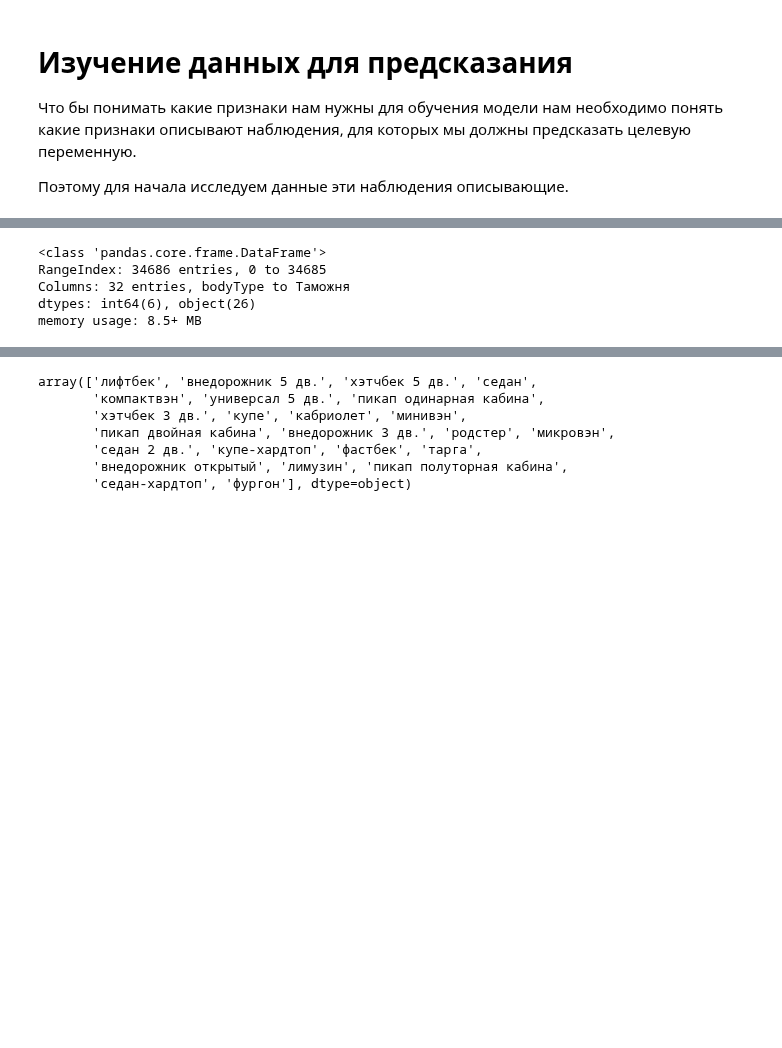
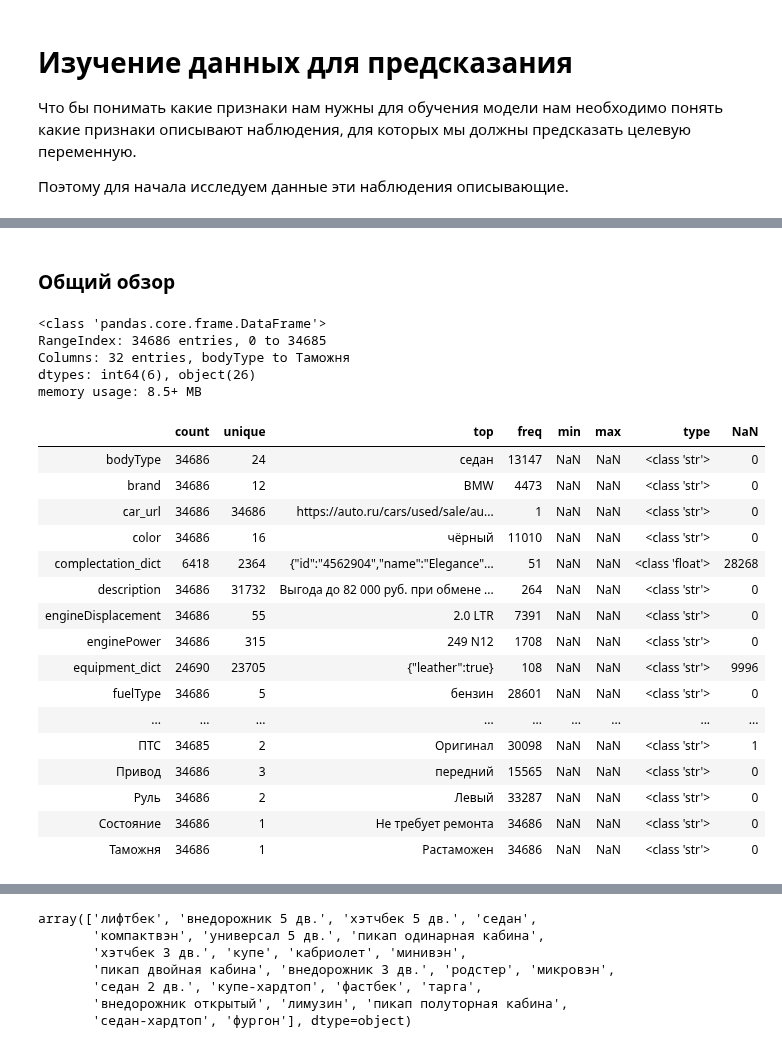
Before and after one commit to IvanovDmitryV/skillfactory_rds, a Jupyter notebook: Unit_6/Project_5_2_draft.ipynb, the cells around one changed output, grey strips where cells are left out. Cells and saved outputs as stored; diff of their text form; code cells hidden in the pictures; blank space fills up the shorter version.

```diff
--- a/Unit_6/Project_5_2_draft.ipynb
+++ b/Unit_6/Project_5_2_draft.ipynb
@@ -34,15 +46,20 @@ def describe_df(df):
     '''
     Вывод простой статистки DataFrame
     '''
-    desc = df.describe(include='all',percentiles=[0.5]).T
+    desc = df.describe(include='all',percentiles=[0.5]).drop(index=['mean','std','50%']).T
     desc['type'] = [type(x) for x in df.iloc[0]]
     desc['NaN'] = df.isna().sum()
     desc.unique = df.nunique()
     desc.top = df.mode(axis=0).iloc[0]
     desc.freq = [df[col].value_counts().iloc[0] for col in  df.columns]
 
-    print(desc)
-#     return desc
+    return desc
+
+def cat_visualisation():
+    pass
+
+def num_visualisation():
+    pass
 # %% [markdown]
 # Изучение  данных для предсказания
 
@@ -58,4 +69,2 @@ Index(['vendor', 'ПТС', 'Руль'], dtype='object')
 # %%
-df_test = pd.read_csv('./Project_5_data/test.csv')
-df_test.info(verbose=False)
-df_describe(df_test)
+df_test = pd.read_csv(f'{path}test.csv')
@@ -87,3 +71,5 @@ bodyType brand color
+# %% [markdown]
+### Общий обзор
 # %%
 df_test.info(verbose=False)
 # %% [output]
@@ -92,4 +78,24 @@ RangeIndex: 34686 entries, 0 to 34685
 Columns: 32 entries, bodyType to Таможня
 dtypes: int64(6), object(26)
 memory usage: 8.5+ MB
+# %%
+describe_df(df_test)
+# %% [output]
+|  | count | unique | top | freq | min | max | type | NaN |
+| bodyType | 34686 | 24 | седан | 13147 | NaN | NaN | <class 'str'> | 0 |
+| brand | 34686 | 12 | BMW | 4473 | NaN | NaN | <class 'str'> | 0 |
+| car_url | 34686 | 34686 | https://auto.ru/cars/used/sale/au... | 1 | NaN | NaN | <class 'str'> | 0 |
+| color | 34686 | 16 | чёрный | 11010 | NaN | NaN | <class 'str'> | 0 |
+| complectation_dict | 6418 | 2364 | {"id":"4562904","name":"Elegance"... | 51 | NaN | NaN | <class 'float'> | 28268 |
+| description | 34686 | 31732 | Выгода до 82 000 руб. при обмене ... | 264 | NaN | NaN | <class 'str'> | 0 |
+| engineDisplacement | 34686 | 55 | 2.0 LTR | 7391 | NaN | NaN | <class 'str'> | 0 |
+| enginePower | 34686 | 315 | 249 N12 | 1708 | NaN | NaN | <class 'str'> | 0 |
+| equipment_dict | 24690 | 23705 | {"leather":true} | 108 | NaN | NaN | <class 'str'> | 9996 |
+| fuelType | 34686 | 5 | бензин | 28601 | NaN | NaN | <class 'str'> | 0 |
+| ... | ... | ... | ... | ... | ... | ... | ... | ... |
+| ПТС | 34685 | 2 | Оригинал | 30098 | NaN | NaN | <class 'str'> | 1 |
+| Привод | 34686 | 3 | передний | 15565 | NaN | NaN | <class 'str'> | 0 |
+| Руль | 34686 | 2 | Левый | 33287 | NaN | NaN | <class 'str'> | 0 |
+| Состояние | 34686 | 1 | Не требует ремонта | 34686 | NaN | NaN | <class 'str'> | 0 |
+| Таможня | 34686 | 1 | Растаможен | 34686 | NaN | NaN | <class 'str'> | 0 |
 # %% [markdown]
```
Also changed, not shown: parts of 31 cells of this notebook, 1 other file.
